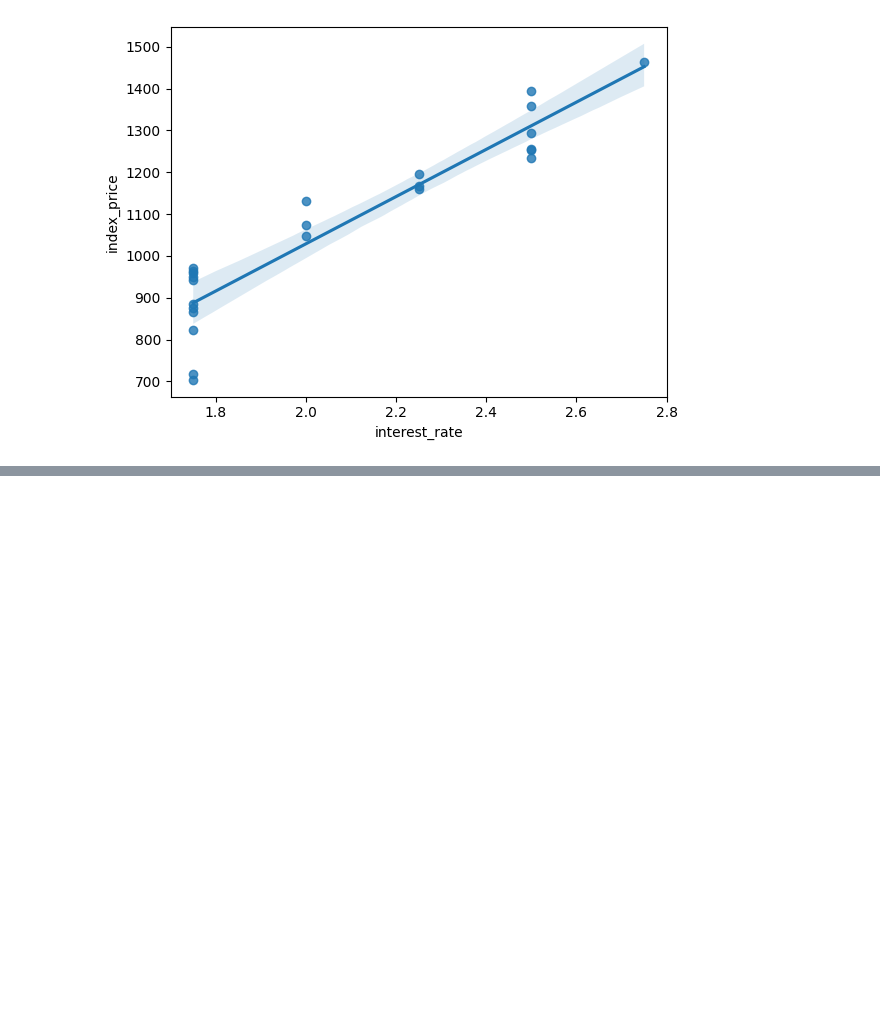
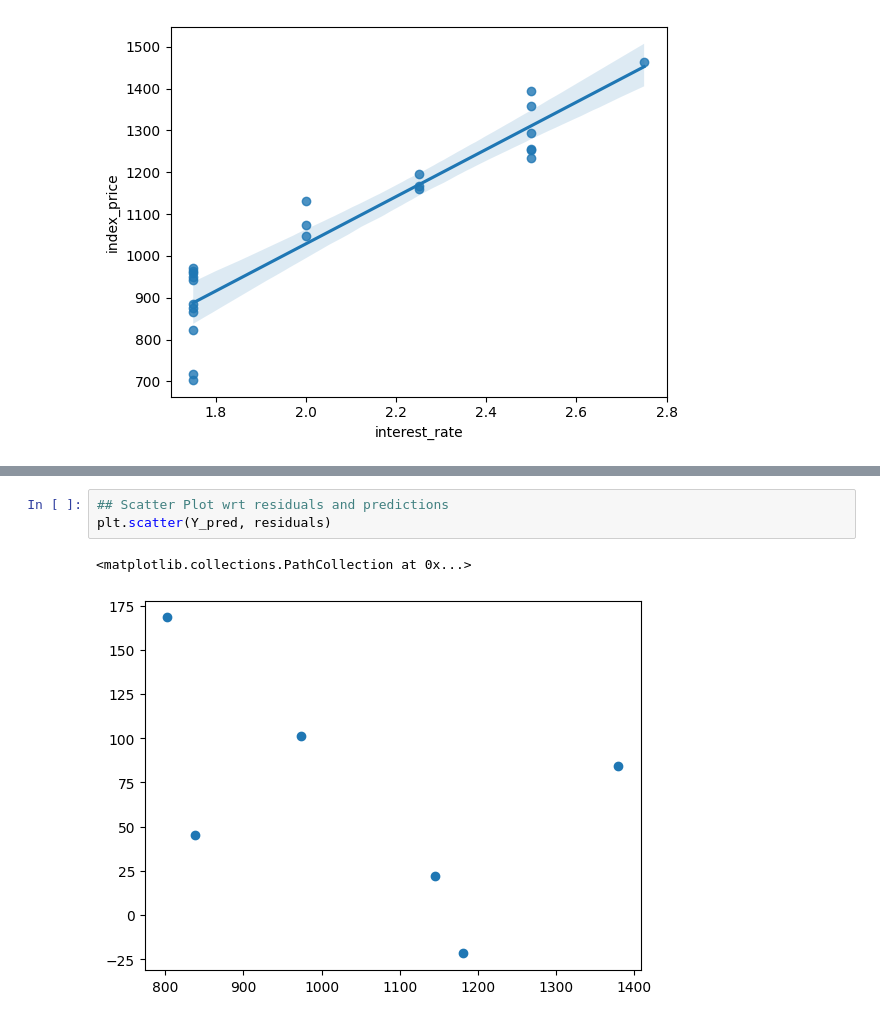
Before and after one commit to ShivamAttri05/Data_Science_Progress, a Jupyter notebook: Machine-Learning/02-Multiple_Linear_Regression/Multiple_Linear_Regression.ipynb, the cells around one changed output, grey strips where cells are left out. Saved outputs shown, nothing was run; the diff lists cells and outputs as text; blank space fills up the shorter version.

```diff
--- a/Machine-Learning/02-Multiple_Linear_Regression/Multiple_Linear_Regression.ipynb
+++ b/Machine-Learning/02-Multiple_Linear_Regression/Multiple_Linear_Regression.ipynb
@@ -95,0 +184,6 @@ sns.regplot(x=df["interest_rate"], y=df["index_price"])
+# %%
+## Scatter Plot wrt residuals and predictions
+plt.scatter(Y_pred, residuals)
+# %% [output]
+<matplotlib.collections.PathCollection at 0x...>
+[figure, added]
```
Also changed, not shown: parts of 16 cells of this notebook.
